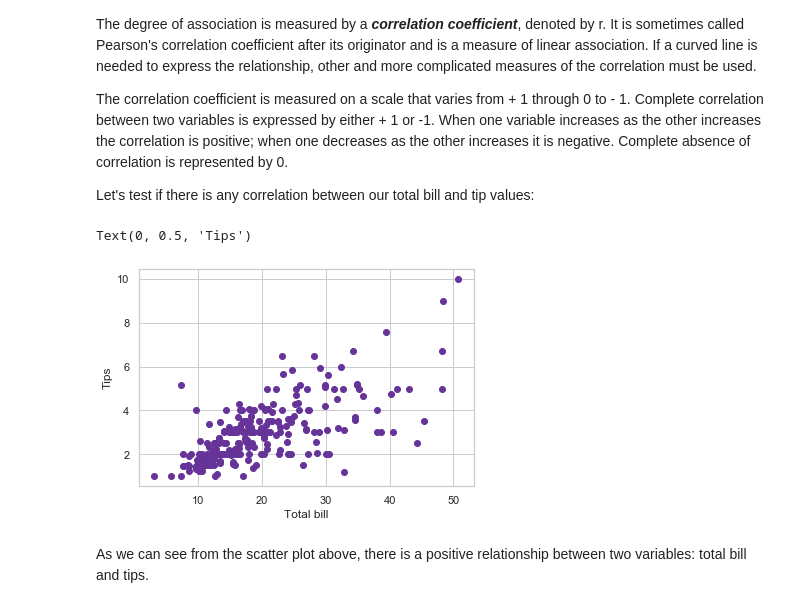
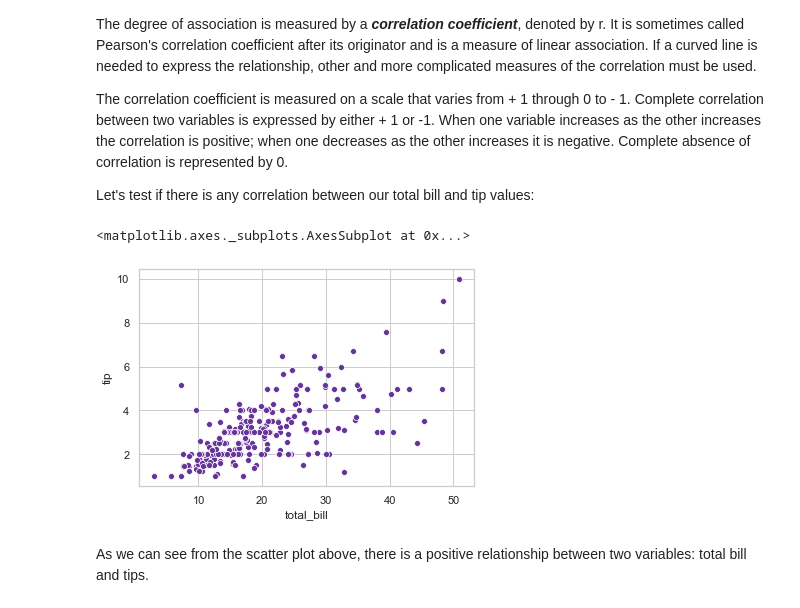
Before and after one commit to JuliaMal/Fundamentals_project, a Jupyter notebook: Tips.ipynb, the cells around one changed output. Cells and saved outputs as stored; diff of their text form; code cells hidden in the pictures.

```diff
--- a/Tips.ipynb
+++ b/Tips.ipynb
@@ -389,12 +399,10 @@ The correlation coefficient is measured on a scale that varies from + 1 through
 
 Let's test if there is any correlation between our total bill and tip values:
 # %%
-plt.scatter(df['total_bill'], df['tip'], color="rebeccapurple")
-plt.xlabel("Total bill")
-plt.ylabel("Tips")
+sns.scatterplot(df['total_bill'], df['tip'], color="rebeccapurple")
 # %% [output]
-Text(0, 0.5, 'Tips')
+<matplotlib.axes._subplots.AxesSubplot at 0x...>
-[figure, old version]
+[figure, new version]
 # %% [markdown]
 As we can see from the scatter plot above, there is a positive relationship between two variables: total bill and tips.
 # %% [markdown]
```
Also changed, not shown: parts of 21 cells of this notebook, 1 other file.
